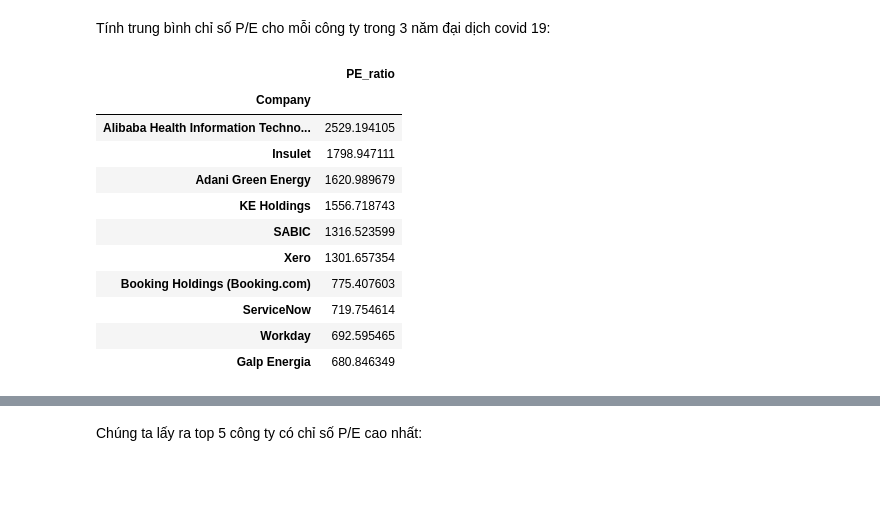
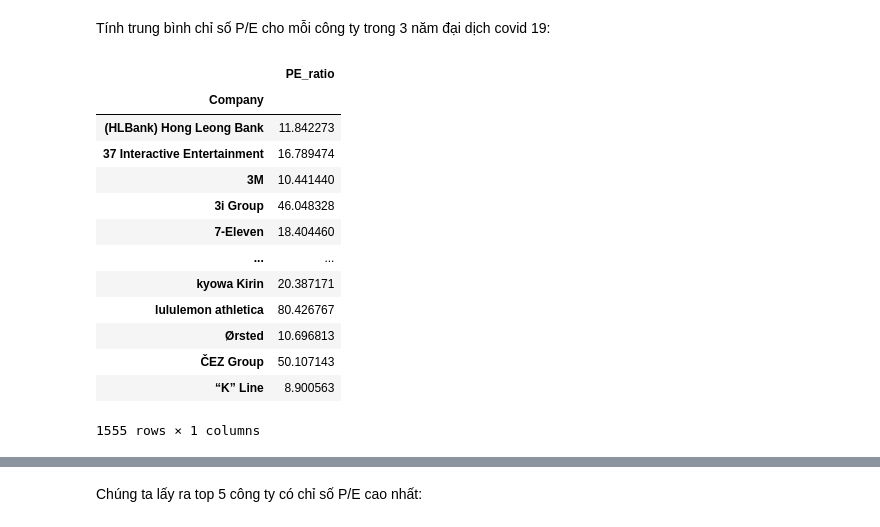
Before and after one commit to HuyAnhTon/Intro2DS_FinalProject, a Jupyter notebook: notebooks/question_1.ipynb, the cells around one changed output, grey strips where cells are left out. Cells and saved outputs as stored; diff of their text form; code cells hidden in the pictures; blank space fills up the shorter version.

```diff
--- a/notebooks/question_1.ipynb
+++ b/notebooks/question_1.ipynb
@@ -79,18 +78,21 @@ See the caveats in the documentation: https://pandas.pydata.org/pandas-docs/stab
 # %% [markdown]
 Tính trung bình chỉ số P/E cho mỗi công ty trong 3 năm đại dịch covid 19:
 # %%
-PE_ratio_mean = PE_ratio[['Company', 'PE_ratio']].groupby(['Company']).mean().sort_values(by=['PE_ratio'], ascending=False)
-PE_ratio_mean[['PE_ratio']].head(10)
+PE_ratio_mean = PE_ratio[['Company', 'PE_ratio']].groupby(['Company']).mean()
+PE_ratio_mean = PE_ratio_mean[PE_ratio_mean['PE_ratio'] > 0]
+PE_ratio_mean
 # %% [output]
 |  | PE_ratio |
 | Company |  |
-| Alibaba Health Information Techno... | 2529.194105 |
-| Insulet | 1798.947111 |
-| Adani Green Energy | 1620.989679 |
-| KE Holdings | 1556.718743 |
-| SABIC | 1316.523599 |
-| Xero | 1301.657354 |
-| Booking Holdings (Booking.com) | 775.407603 |
-| ServiceNow | 719.754614 |
-| Workday | 692.595465 |
-| Galp Energia | 680.846349 |
+| (HLBank) Hong Leong Bank | 11.842273 |
+| 37 Interactive Entertainment | 16.789474 |
+| 3M | 10.441440 |
+| 3i Group | 46.048328 |
+| 7-Eleven | 18.404460 |
+| ... | ... |
+| kyowa Kirin | 20.387171 |
+| lululemon athletica | 80.426767 |
+| Ørsted | 10.696813 |
+| ČEZ Group | 50.107143 |
+| “K” Line | 8.900563 |
+1555 rows × 1 columns
```
Also changed, not shown: parts of 17 cells of this notebook.
